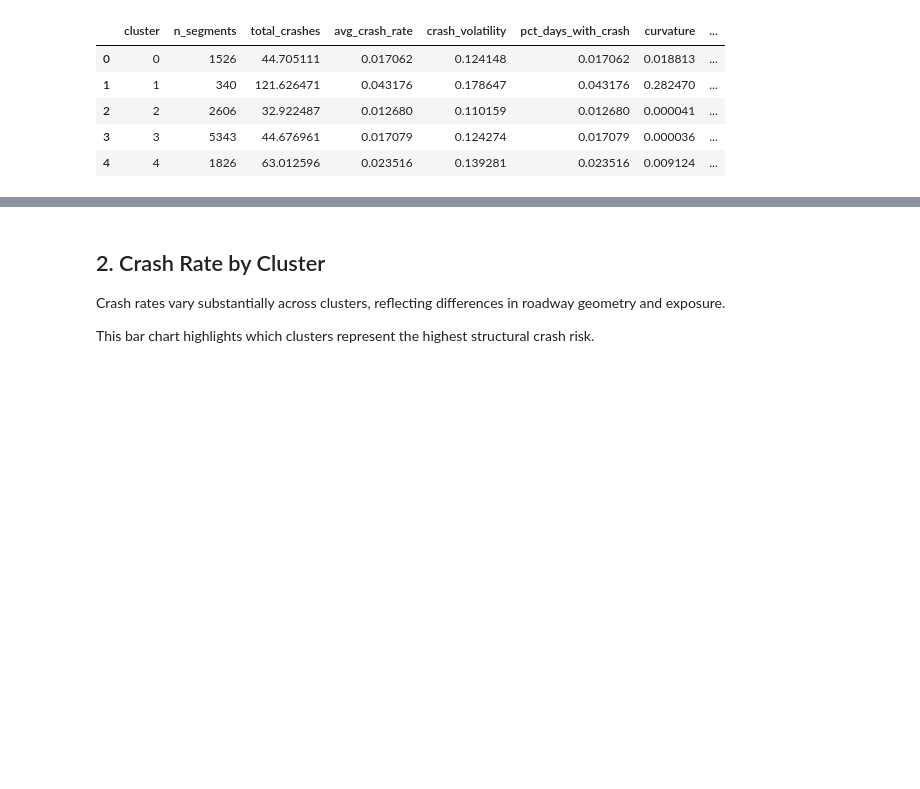
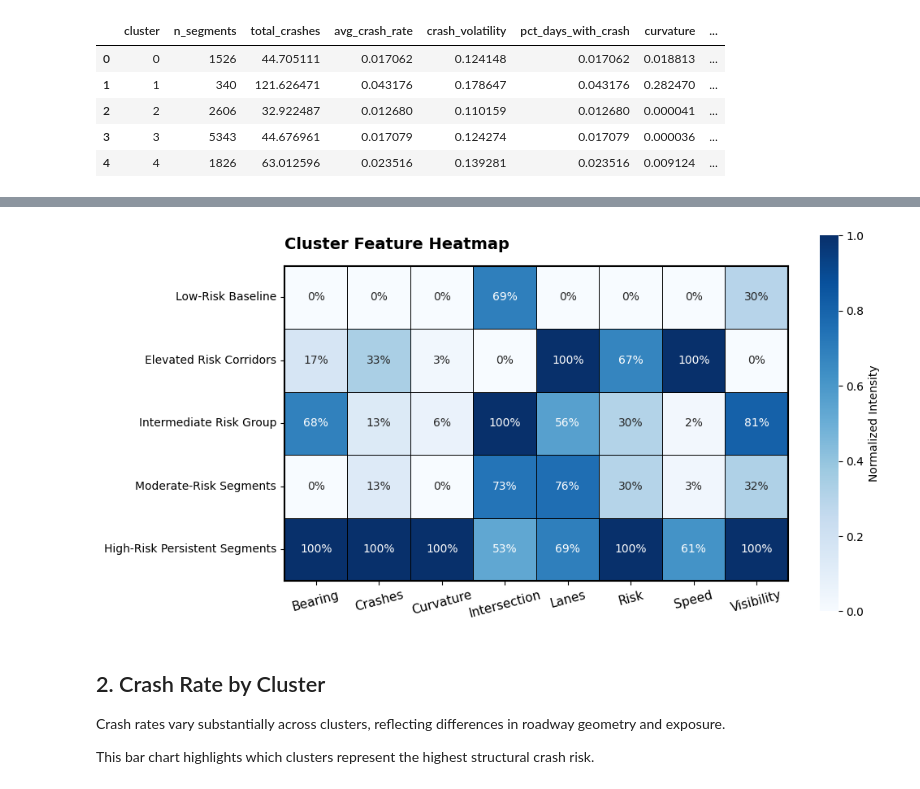
Before and after one commit to Team-SafePath/SafePath, a Jupyter notebook: notebooks/Final_Report_Visuals.ipynb, the cells around one changed output, grey strips where cells are left out. Drawn from its saved outputs; the diff is of its cells as text; code cells hidden in the pictures; blank space fills up the shorter version.

```diff
--- a/notebooks/Final_Report_Visuals.ipynb
+++ b/notebooks/Final_Report_Visuals.ipynb
@@ -593,0 +559,7 @@ cluster_summary
+# %%
+#Load geojson file to match correct dashboard file
+url = "https://pub-de0b628f20714f42a9f82a56b1b3ce59.r2.dev/map.geojson"
+r = requests.get(url)
+r.raise_for_status()
+
+dash_geoj = gpd.read_file(BytesIO(r.content))
@@ -594,3 +584,79 @@ cluster_summary
+# %%
+# remaking dashboard visual minus pred risk
+cluster_order = [
+    "Low-Risk Baseline",
+    "Elevated Risk Corridors",
+    "Intermediate Risk Group",
+    "Moderate-Risk Segments",
+    "High-Risk Persistent Segments",
+]
+
+rename_map = {
+    "avg_predicted_risk": "Risk",
+    "total_crashes": "Crashes",
+    "maxspeed": "Speed",
+    "lanes": "Lanes",
+    "visibility_risk_score": "Visibility",
+    "segment_curvature": "Curvature",
+    "bearing_change_max": "Bearing",
+    "intersection_degree_max": "Intersection"
+}
+
+clusters_df_renamed = dash_geoj.rename(columns=rename_map)
+
+feature_order = [
+    "Bearing",
+    "Crashes",
+    "Intersection",
+    "Curvature",
+    "Lanes",
+    "Risk",
+    "Speed",
+    "Visibility"
+]
+
+# Heatmap
+heatmap_df = (
+    clusters_df_renamed
+    .groupby("cluster_label")[feature_order]
+    .mean()
+    .loc[cluster_order]
+)
+#Normalize values and make %
+min = heatmap_df.min()
+max = heatmap_df.max()
+heatmap_norm = (heatmap_df - mins) / (maxs - mins)
+heatmap_annot = heatmap_norm.apply(lambda col: col.map(lambda x: f"{int(x*100)}%"))
+
+#Plot
+plt.figure(figsize=(10, 6))
+
+ax = sns.heatmap(
+    heatmap_norm,
+    annot=heatmap_annot,
+    fmt="",
+    cmap="Blues",
+    linewidths=0.65,
+    linecolor="black",
+    cbar_kws={"label": "Normalized Intensity"},
+    square=True,
+    annot_kws={"size": 10}
+)
+
+for side in ["top", "bottom", "left", "right"]:
+    ax.spines[side].set_visible(True)
+    ax.spines[side].set_color("black")
+    ax.spines[side].set_linewidth(1.5)
+
+plt.title("Cluster Feature Heatmap", fontsize=14, weight="bold", loc="left", pad=15)
+
+plt.xticks(rotation=15, ha="center", fontsize=11)
+ax.set_ylabel("")
+ax.set_xlabel("")
+
+plt.savefig(FIGURE_PATH / "Cluster_Feature_Heatmap.png", dpi=300, bbox_inches="tight")
+# %% [output]
+[figure, added]
 # %% [markdown]
 ## 2. Crash Rate by Cluster
 
```
Also changed, not shown: parts of 9 cells of this notebook, 2 other files.
